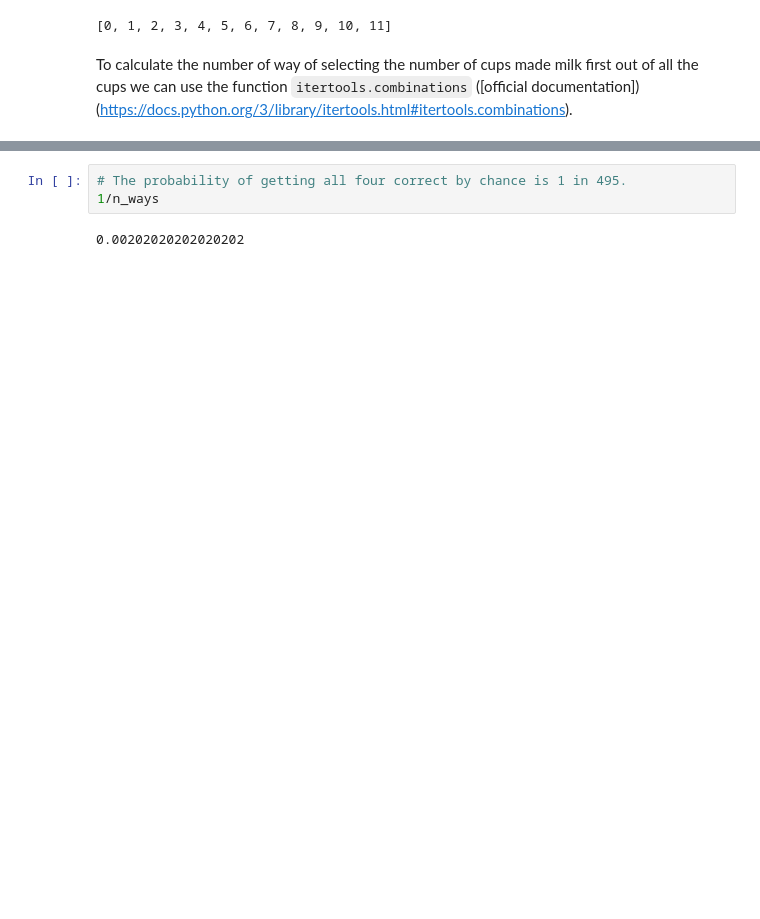
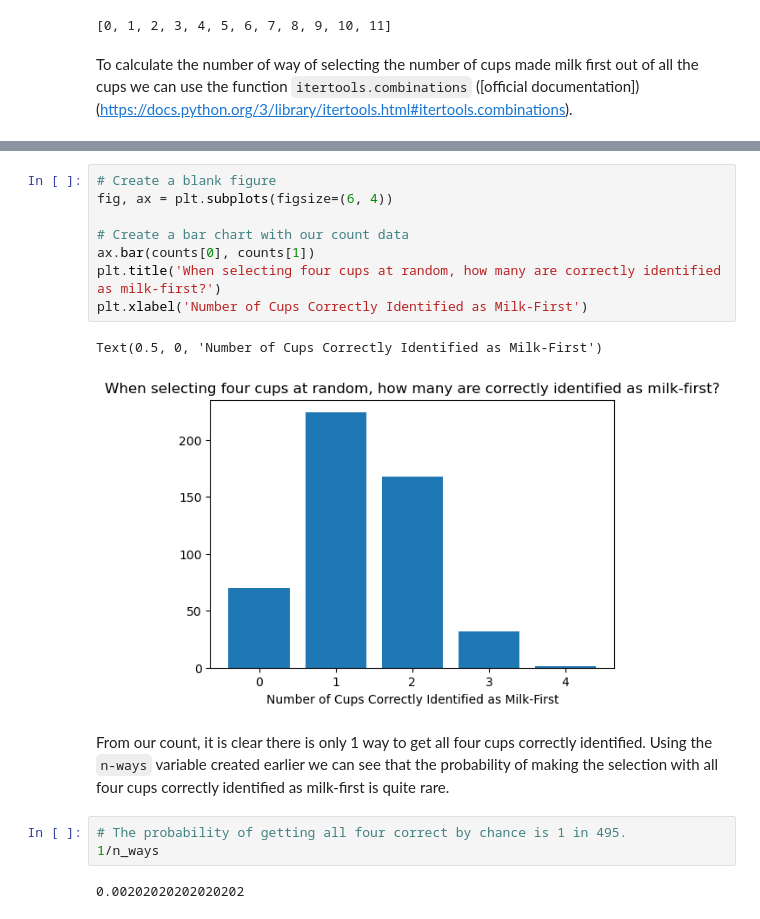
Before and after one commit to kknb1982/applied_statistics, a Jupyter notebook: problems.ipynb, the cells around one changed output, grey strips where cells are left out. Cells and saved outputs as stored; diff of their text form; blank space fills up the shorter version.

```diff
--- a/problems.ipynb
+++ b/problems.ipynb
@@ -265,3 +304,16 @@ ax.bar(counts[0], counts[1]);
+# %%
+# Create a blank figure
+fig, ax = plt.subplots(figsize=(6, 4))
+
+# Create a bar chart with our count data
+ax.bar(counts[0], counts[1])
+plt.title('When selecting four cups at random, how many are correctly identified as milk-first?')
+plt.xlabel('Number of Cups Correctly Identified as Milk-First')
+# %% [output]
+Text(0.5, 0, 'Number of Cups Correctly Identified as Milk-First')
+[figure, added]
+# %% [markdown]
+From our count, it is clear there is only 1 way to get all four cups correctly identified. Using the `n-ways` variable created earlier we can see that the probability of making the selection with all four cups correctly identified as milk-first is quite rare.
 # %%
 # The probability of getting all four correct by chance is 1 in 495.
 1/n_ways
```
Also changed, not shown: parts of 48 cells of this notebook.
